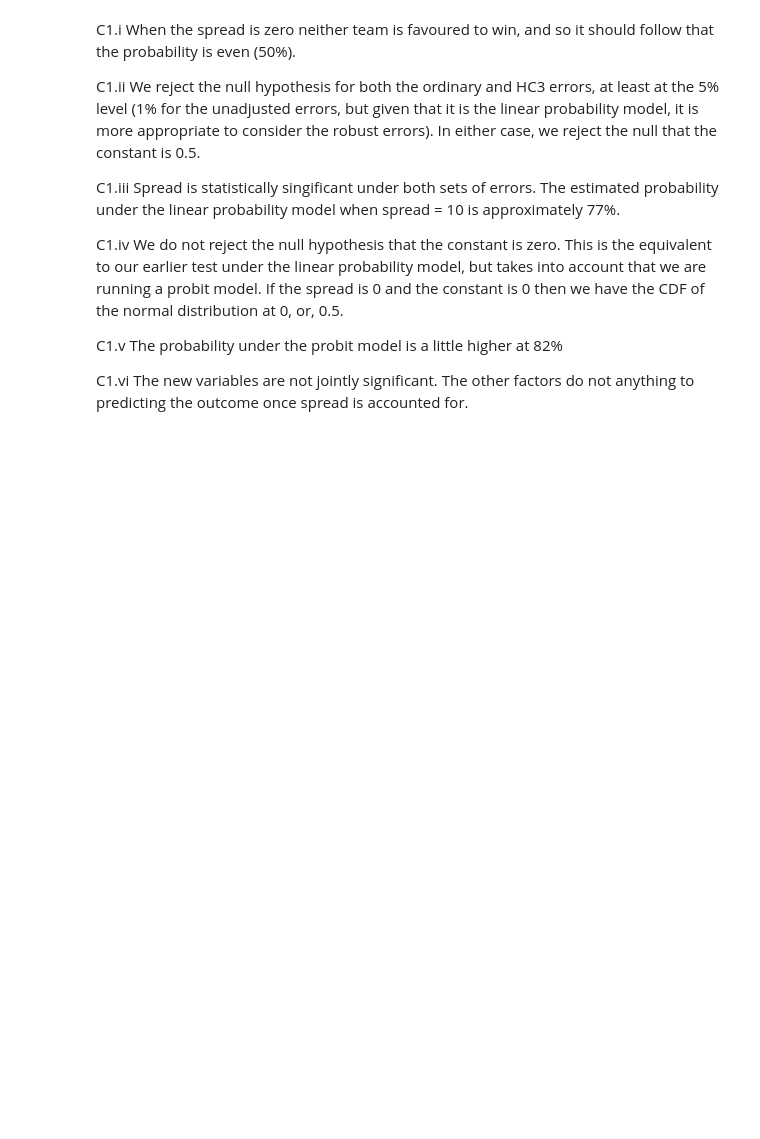
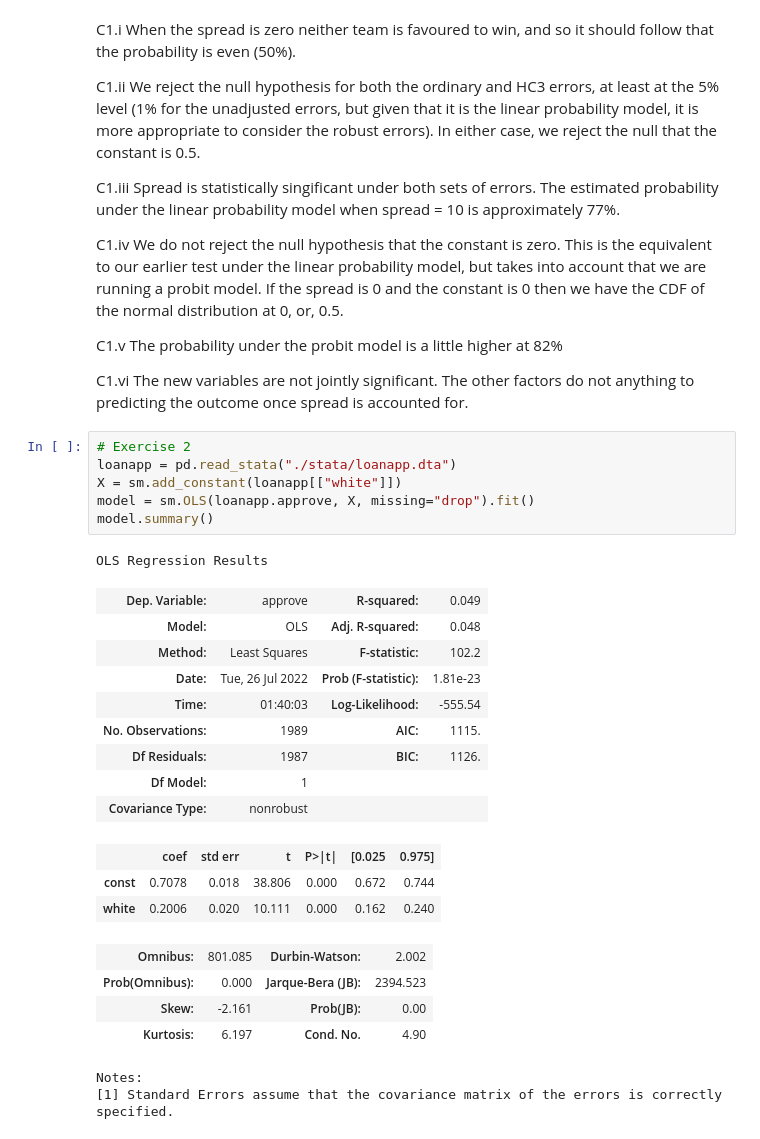
Before and after one commit to systemchalk/wooldridge_workbook, a Jupyter notebook: ch17.ipynb, the cells around one changed output. Drawn from its saved outputs; the diff is of its cells as text; blank space fills up the shorter version.

```diff
--- a/ch17.ipynb
+++ b/ch17.ipynb
@@ -149,3 +149,29 @@ C1.iv We do not reject the null hypothesis that the constant is zero. This is th
 C1.v The probability under the probit model is a little higher at 82%
 
 C1.vi The new variables are not jointly significant. The other factors do not anything to predicting the outcome once spread is accounted for.
+# %%
+# Exercise 2
+loanapp = pd.read_stata("./stata/loanapp.dta")
+X = sm.add_constant(loanapp[["white"]])
+model = sm.OLS(loanapp.approve, X, missing="drop").fit()
+model.summary()
+# %% [output]
+OLS Regression Results
+| Dep. Variable: | approve | R-squared: | 0.049 |
+| Model: | OLS | Adj. R-squared: | 0.048 |
+| Method: | Least Squares | F-statistic: | 102.2 |
+| Date: | Tue, 26 Jul 2022 | Prob (F-statistic): | 1.81e-23 |
+| Time: | 01:40:03 | Log-Likelihood: | -555.54 |
+| No. Observations: | 1989 | AIC: | 1115. |
+| Df Residuals: | 1987 | BIC: | 1126. |
+| Df Model: | 1 |  |  |
+| Covariance Type: | nonrobust |  |  |
+|  | coef | std err | t | P>|t| | [0.025 | 0.975] |
+| const | 0.7078 | 0.018 | 38.806 | 0.000 | 0.672 | 0.744 |
+| white | 0.2006 | 0.020 | 10.111 | 0.000 | 0.162 | 0.240 |
+| Omnibus: | 801.085 | Durbin-Watson: | 2.002 |
+| Prob(Omnibus): | 0.000 | Jarque-Bera (JB): | 2394.523 |
+| Skew: | -2.161 | Prob(JB): | 0.00 |
+| Kurtosis: | 6.197 | Cond. No. | 4.90 |
+Notes:
+[1] Standard Errors assume that the covariance matrix of the errors is correctly specified.
```
Also changed, not shown: parts of 12 cells of this notebook, 1 other file.
